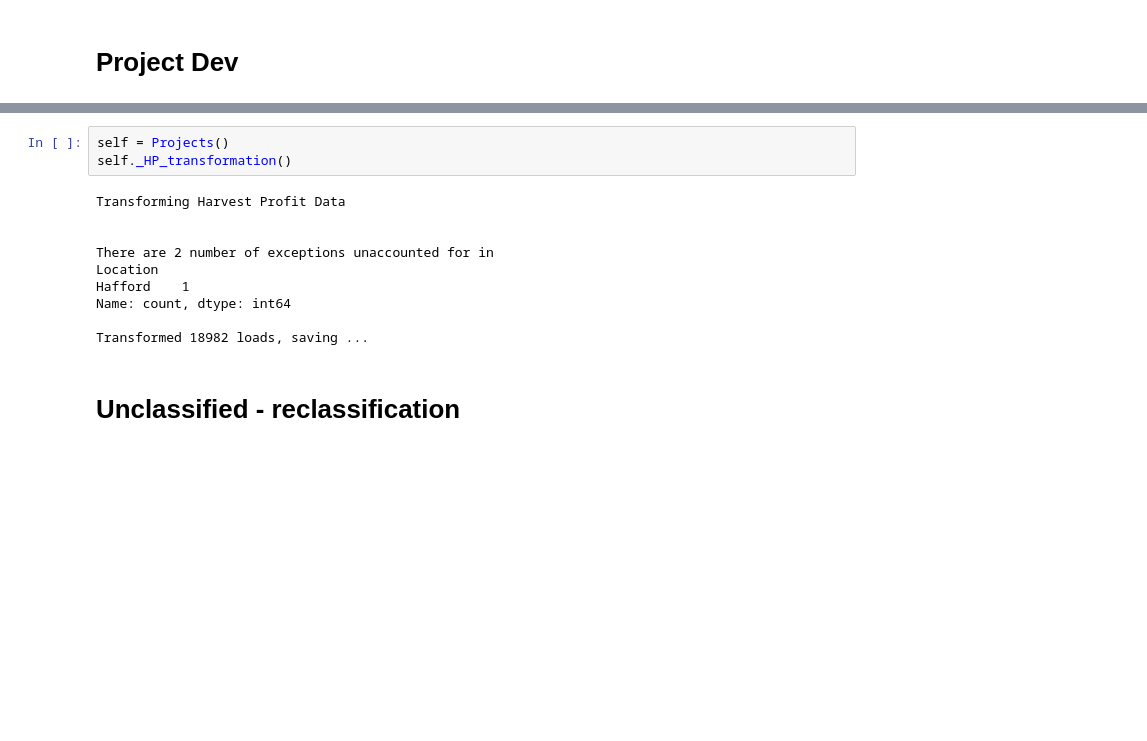
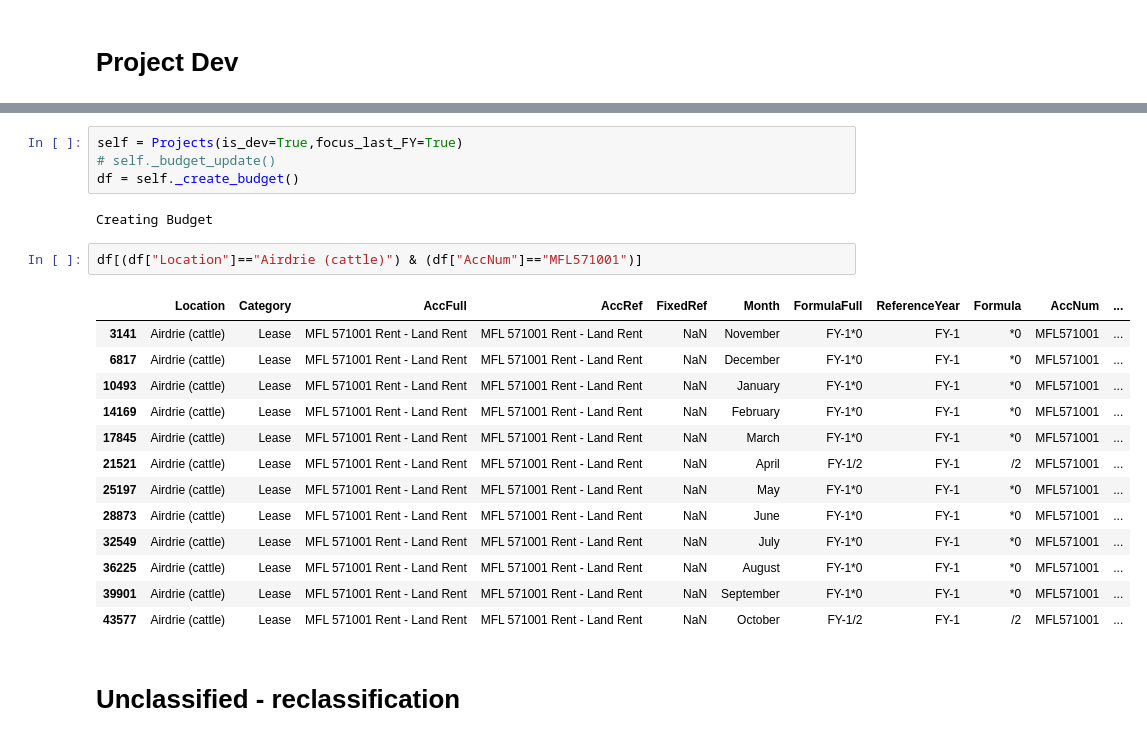
Before and after one commit to ZheRao/ETLCodeBase, a Jupyter notebook: notebooks/dev.ipynb, the cells around one changed output, grey strips where cells are left out. Cells and saved outputs as stored; diff of their text form; blank space fills up the shorter version.

```diff
--- a/notebooks/dev.ipynb
+++ b/notebooks/dev.ipynb
@@ -3234,16 +1694,25 @@ class Projects(Job):
 # %%
-self = Projects()
-self._HP_transformation()
+self = Projects(is_dev=True,focus_last_FY=True)
+# self._budget_update()
+df = self._create_budget()
 # %% [output]
-Transforming Harvest Profit Data
-
-
-There are 2 number of exceptions unaccounted for in
-Location
-Hafford    1
-Name: count, dtype: int64
-
-Transformed 18982 loads, saving ...
+Creating Budget
+# %%
+df[(df["Location"]=="Airdrie (cattle)") & (df["AccNum"]=="MFL571001")]
+# %% [output]
+|  | Location | Category | AccFull | AccRef | FixedRef | Month | FormulaFull | ReferenceYear | Formula | AccNum | ... |
+| 3141 | Airdrie (cattle) | Lease | MFL 571001 Rent - Land Rent | MFL 571001 Rent - Land Rent | NaN | November | FY-1*0 | FY-1 | *0 | MFL571001 | ... |
+| 6817 | Airdrie (cattle) | Lease | MFL 571001 Rent - Land Rent | MFL 571001 Rent - Land Rent | NaN | December | FY-1*0 | FY-1 | *0 | MFL571001 | ... |
+| 10493 | Airdrie (cattle) | Lease | MFL 571001 Rent - Land Rent | MFL 571001 Rent - Land Rent | NaN | January | FY-1*0 | FY-1 | *0 | MFL571001 | ... |
+| 14169 | Airdrie (cattle) | Lease | MFL 571001 Rent - Land Rent | MFL 571001 Rent - Land Rent | NaN | February | FY-1*0 | FY-1 | *0 | MFL571001 | ... |
+| 17845 | Airdrie (cattle) | Lease | MFL 571001 Rent - Land Rent | MFL 571001 Rent - Land Rent | NaN | March | FY-1*0 | FY-1 | *0 | MFL571001 | ... |
+| 21521 | Airdrie (cattle) | Lease | MFL 571001 Rent - Land Rent | MFL 571001 Rent - Land Rent | NaN | April | FY-1/2 | FY-1 | /2 | MFL571001 | ... |
+| 25197 | Airdrie (cattle) | Lease | MFL 571001 Rent - Land Rent | MFL 571001 Rent - Land Rent | NaN | May | FY-1*0 | FY-1 | *0 | MFL571001 | ... |
+| 28873 | Airdrie (cattle) | Lease | MFL 571001 Rent - Land Rent | MFL 571001 Rent - Land Rent | NaN | June | FY-1*0 | FY-1 | *0 | MFL571001 | ... |
+| 32549 | Airdrie (cattle) | Lease | MFL 571001 Rent - Land Rent | MFL 571001 Rent - Land Rent | NaN | July | FY-1*0 | FY-1 | *0 | MFL571001 | ... |
+| 36225 | Airdrie (cattle) | Lease | MFL 571001 Rent - Land Rent | MFL 571001 Rent - Land Rent | NaN | August | FY-1*0 | FY-1 | *0 | MFL571001 | ... |
+| 39901 | Airdrie (cattle) | Lease | MFL 571001 Rent - Land Rent | MFL 571001 Rent - Land Rent | NaN | September | FY-1*0 | FY-1 | *0 | MFL571001 | ... |
+| 43577 | Airdrie (cattle) | Lease | MFL 571001 Rent - Land Rent | MFL 571001 Rent - Land Rent | NaN | October | FY-1/2 | FY-1 | /2 | MFL571001 | ... |
 # %% [markdown]
 # Unclassified - reclassification
 # %%
```
Also changed, not shown: parts of 4 cells of this notebook, 5 other files.
